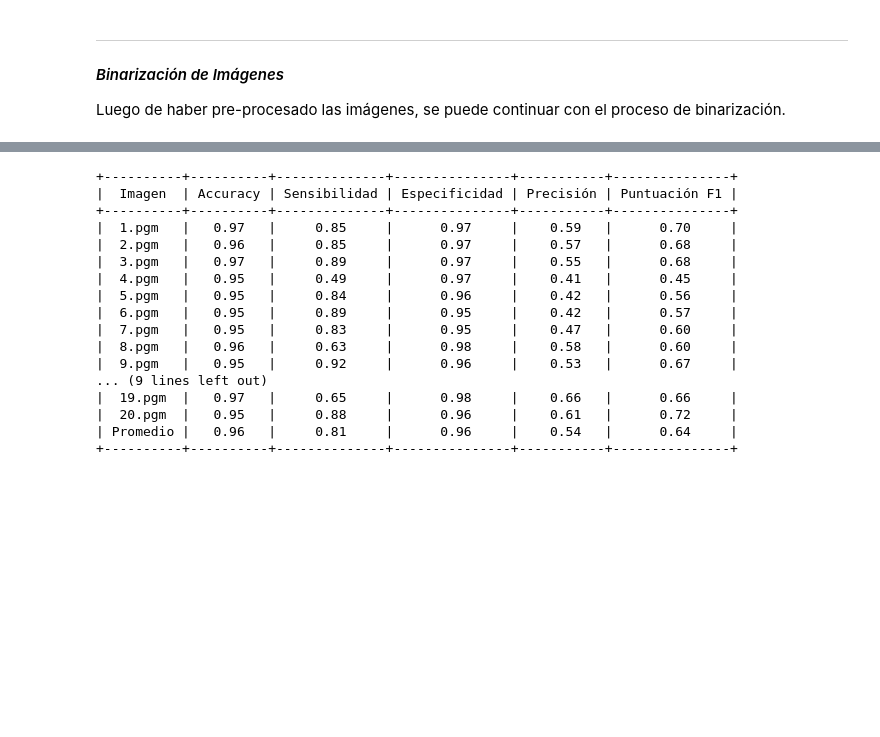
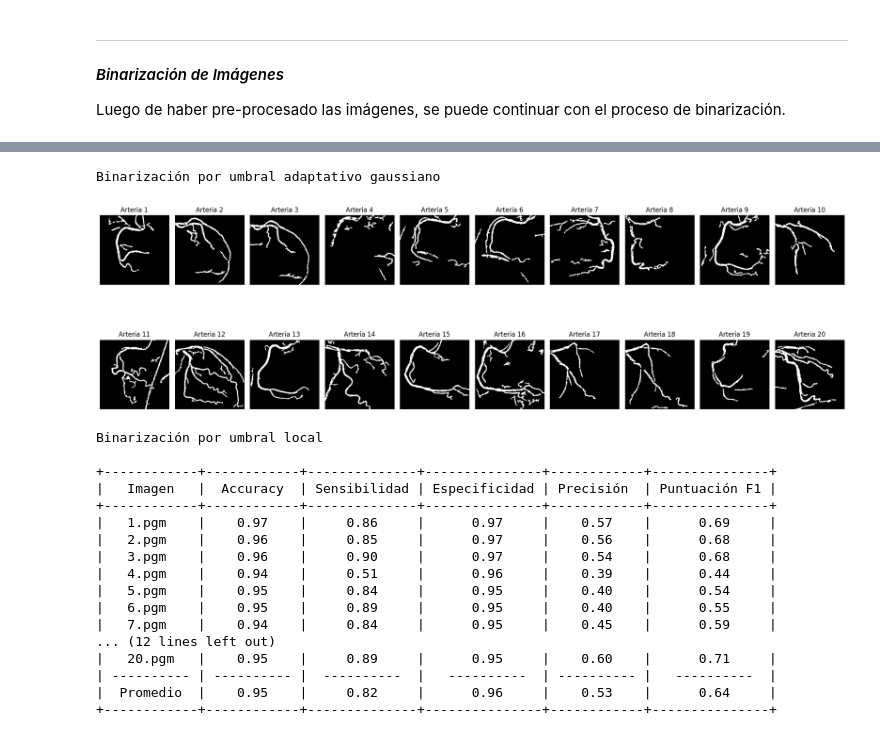
Before and after one commit to stefanoaragoni/Proyecto1_VisionComputadora, a Jupyter notebook: Problema1.ipynb, the cells around one changed output, grey strips where cells are left out. Cells and saved outputs as stored; diff of their text form; code cells hidden in the pictures; blank space fills up the shorter version.

```diff
--- a/Problema1.ipynb
+++ b/Problema1.ipynb
@@ -247,3 +276,22 @@ plot_images(binarized1_images, groundtruth_images)
+# %%
+# ---------------------------- BINARIZACIÓN MÉTODO #2 (ADAPTIVO GAUSSIANO) ----------------------------
+
+# Array para almacenar las imágenes binarizadas por umbralización adaptiva gaussiana
+binarized2_images = []
+
+# Binarizar imágenes con umbralización de por umbralización adaptiva gaussiana
+for i in range(0, 20):
+
+    # Binarizar imagen
+    binarized_img = binarize_image_adap(processed_images[i])
+
+    # Almacenar imagen binarizada en el array
+    binarized2_images.append(binarized_img)
+
+print("Binarización por umbral adaptativo gaussiano\n")
+# %% [output]
+Binarización por umbral adaptativo gaussiano
+[figure, added]
 # %%
 def calcular_metricas(binarized_images, groundtruth_images):
 
@@ -291,24 +341,26 @@ def calcular_metricas(binarized_images, groundtruth_images):
 
     return tabla
 # %%
-# Calcular métricas de las imágenes binarizadas (umbralización local de Otsu)
+# Calcular métricas de las imágenes binarizadas (umbralización local)
 tabla1 = calcular_metricas(binarized1_images, groundtruth_images)
+
+print("Binarización por umbral local\n")
 print(tabla1)
 # %% [output]
-+----------+----------+--------------+---------------+-----------+---------------+
-|  Imagen  | Accuracy | Sensibilidad | Especificidad | Precisión | Puntuación F1 |
-+----------+----------+--------------+---------------+-----------+---------------+
-|  1.pgm   |   0.97   |     0.85     |      0.97     |    0.59   |      0.70     |
-|  2.pgm   |   0.96   |     0.85     |      0.97     |    0.57   |      0.68     |
-|  3.pgm   |   0.97   |     0.89     |      0.97     |    0.55   |      0.68     |
-|  4.pgm   |   0.95   |     0.49     |      0.97     |    0.41   |      0.45     |
-|  5.pgm   |   0.95   |     0.84     |      0.96     |    0.42   |      0.56     |
-|  6.pgm   |   0.95   |     0.89     |      0.95     |    0.42   |      0.57     |
-|  7.pgm   |   0.95   |     0.83     |      0.95     |    0.47   |      0.60     |
-|  8.pgm   |   0.96   |     0.63     |      0.98     |    0.58   |      0.60     |
-|  9.pgm   |   0.95   |     0.92     |      0.96     |    0.53   |      0.67     |
-... (9 lines left out)
-|  19.pgm  |   0.97   |     0.65     |      0.98     |    0.66   |      0.66     |
-|  20.pgm  |   0.95   |     0.88     |      0.96     |    0.61   |      0.72     |
-| Promedio |   0.96   |     0.81     |      0.96     |    0.54   |      0.64     |
-+----------+----------+--------------+---------------+-----------+---------------+
+Binarización por umbral local
+
++------------+------------+--------------+---------------+------------+---------------+
+|   Imagen   |  Accuracy  | Sensibilidad | Especificidad | Precisión  | Puntuación F1 |
++------------+------------+--------------+---------------+------------+---------------+
+|   1.pgm    |    0.97    |     0.86     |      0.97     |    0.57    |      0.69     |
+|   2.pgm    |    0.96    |     0.85     |      0.97     |    0.56    |      0.68     |
+|   3.pgm    |    0.96    |     0.90     |      0.97     |    0.54    |      0.68     |
+|   4.pgm    |    0.94    |     0.51     |      0.96     |    0.39    |      0.44     |
+|   5.pgm    |    0.95    |     0.84     |      0.95     |    0.40    |      0.54     |
+|   6.pgm    |    0.95    |     0.89     |      0.95     |    0.40    |      0.55     |
+|   7.pgm    |    0.94    |     0.84     |      0.95     |    0.45    |      0.59     |
+... (12 lines left out)
+|   20.pgm   |    0.95    |     0.89     |      0.95     |    0.60    |      0.71     |
+| ---------- | ---------- |  ----------  |   ----------  | ---------- |   ----------  |
+|  Promedio  |    0.95    |     0.82     |      0.96     |    0.53    |      0.64     |
++------------+------------+--------------+---------------+------------+---------------+
```
Also changed, not shown: parts of 7 cells of this notebook.
